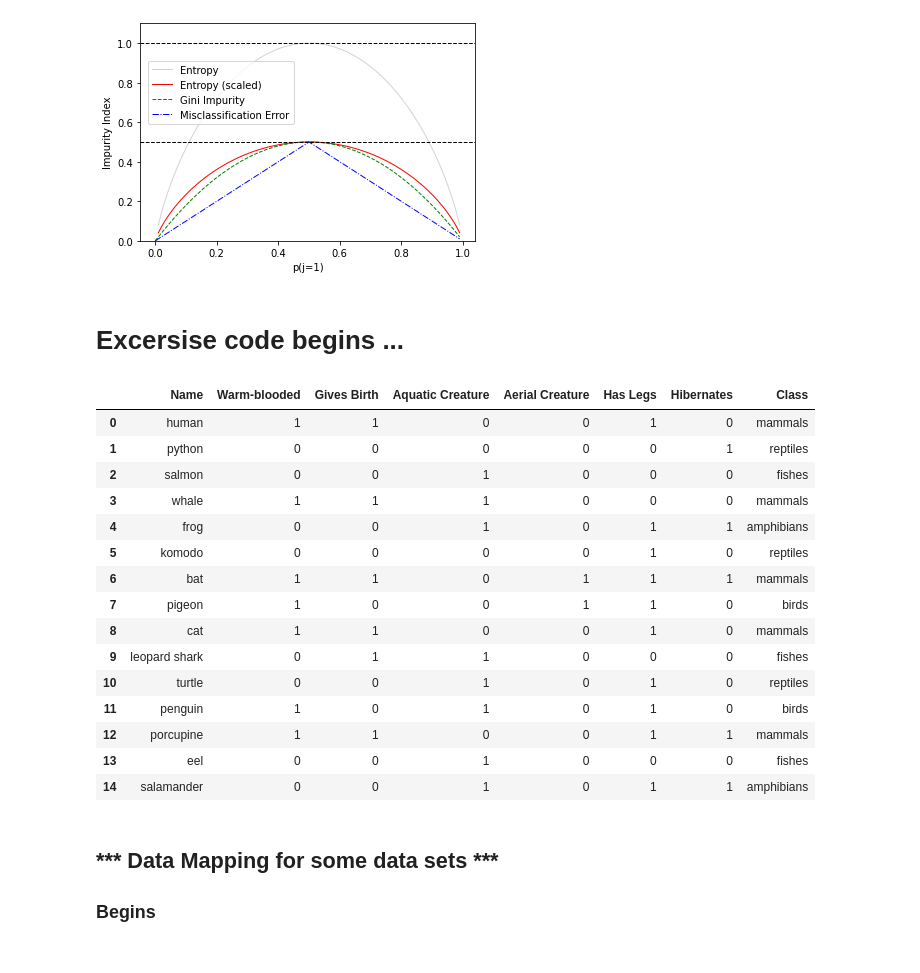
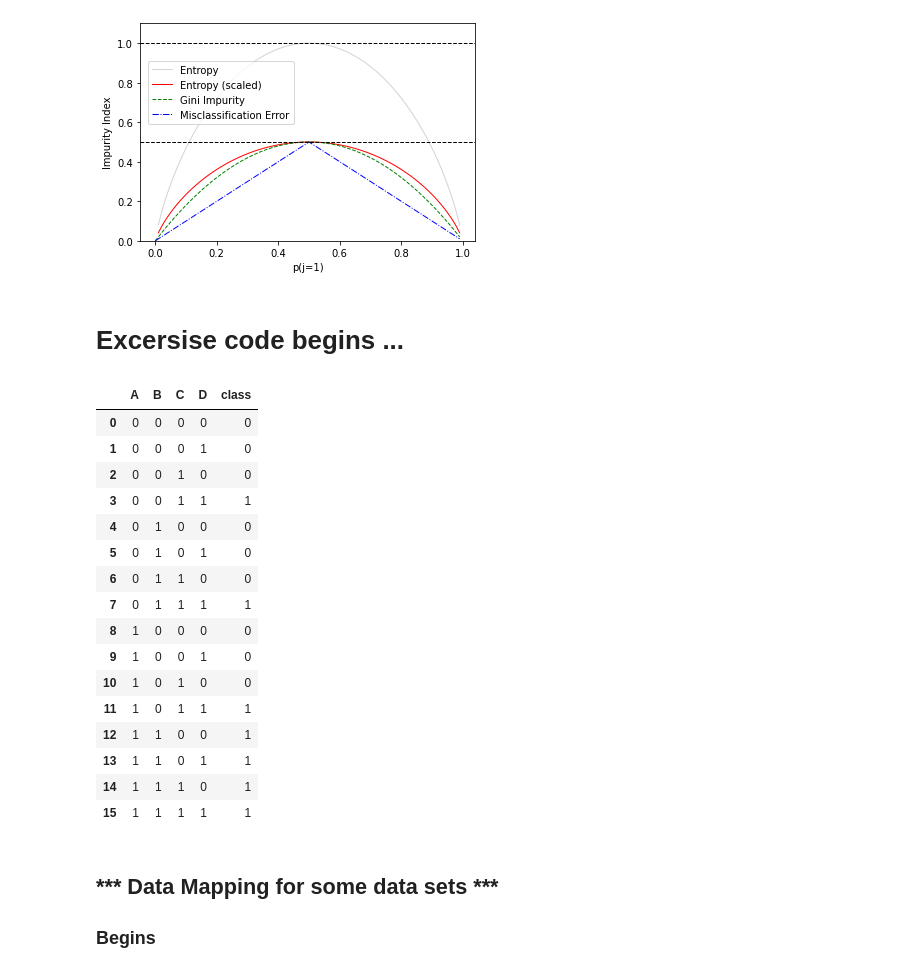
Before and after one commit to drkiettran/data-py, a Jupyter notebook: cisc520/Chapter-3-Exercises.ipynb, the cells around one changed output. Drawn from its saved outputs; the diff is of its cells as text; code cells hidden in the pictures.

```diff
--- a/cisc520/Chapter-3-Exercises.ipynb
+++ b/cisc520/Chapter-3-Exercises.ipynb
@@ -88,8 +88,8 @@ plt.ylabel('Impurity Index')
 plt.show()
 # %% [output]
 [figure]
-# %% [markdown]
-# Excersise code begins ...
+# %% [markdown]
+# Excersise code begins ...
 # %%
 def gini_impurity (value_counts):
     n = value_counts.sum()
@@ -200,52 +200,63 @@ def get_ig(df, label_name, feat_name):
 # %%
 EX_3_2     = '../data/ex-3_2.csv'
 EX_3_3     = '../data/ex-3_3.csv'
 EX_3_6     = '../data/ex-3_6.csv'
 EX_3_EXTRA = '../data/ex-3_extra.csv'
 VERTEBRATE = '../data/vertebrate.csv'
+WEB_ROBOT  = '../data/web-robot-detection.csv'
+SOC_NET    = '../data/Social_Network_Ads.csv'
 
 filename = EX_3_2
 label_name = 'Class'
 dropped_features = ['CustomerID']
 
 filename = EX_3_3
 label_name = 'Target_Class'
-dropped_features = ['Instance']
+dropped_features = ['Instance', 'a3']
 
 # *** This is a more complex case where you have 2 labels/dependent variables. ***
 # *** Don't run decision tree on it as of yet ***
-filename = EX_3_6
-label_name = 'C1'
+# filename = EX_3_6
+# label_name = 'C1'
+# dropped_features = []
+
+# filename = EX_3_EXTRA
+# label_name = 'default'
+# dropped_features = []
+
+# filename = VERTEBRATE
+# label_name = 'Class'
+# dropped_features = ['Name']
+
+filename = WEB_ROBOT
+label_name = 'class'
 dropped_features = []
 
-filename = EX_3_EXTRA
-label_name = 'default'
-dropped_features = []
-
-filename = VERTEBRATE
-label_name = 'Class'
-dropped_features = ['Name']
+# filename = SOC_NET
+# label_name = 'Purchased'
+# dropped_features = ['User_ID']
 
 df = pd.read_csv(filename)
 
 df.style
 # %% [output]
-|  | Name | Warm-blooded | Gives Birth | Aquatic Creature | Aerial Creature | Has Legs | Hibernates | Class |
-| 0 | human | 1 | 1 | 0 | 0 | 1 | 0 | mammals |
-| 1 | python | 0 | 0 | 0 | 0 | 0 | 1 | reptiles |
-| 2 | salmon | 0 | 0 | 1 | 0 | 0 | 0 | fishes |
-| 3 | whale | 1 | 1 | 1 | 0 | 0 | 0 | mammals |
-| 4 | frog | 0 | 0 | 1 | 0 | 1 | 1 | amphibians |
-| 5 | komodo | 0 | 0 | 0 | 0 | 1 | 0 | reptiles |
-| 6 | bat | 1 | 1 | 0 | 1 | 1 | 1 | mammals |
-| 7 | pigeon | 1 | 0 | 0 | 1 | 1 | 0 | birds |
-| 8 | cat | 1 | 1 | 0 | 0 | 1 | 0 | mammals |
-| 9 | leopard shark | 0 | 1 | 1 | 0 | 0 | 0 | fishes |
-| 10 | turtle | 0 | 0 | 1 | 0 | 1 | 0 | reptiles |
-| 11 | penguin | 1 | 0 | 1 | 0 | 1 | 0 | birds |
-| 12 | porcupine | 1 | 1 | 0 | 0 | 1 | 1 | mammals |
-| 13 | eel | 0 | 0 | 1 | 0 | 0 | 0 | fishes |
-| 14 | salamander | 0 | 0 | 1 | 0 | 1 | 1 | amphibians |
+|  | A | B | C | D | class |
+| 0 | 0 | 0 | 0 | 0 | 0 |
+| 1 | 0 | 0 | 0 | 1 | 0 |
+| 2 | 0 | 0 | 1 | 0 | 0 |
+| 3 | 0 | 0 | 1 | 1 | 1 |
+| 4 | 0 | 1 | 0 | 0 | 0 |
+| 5 | 0 | 1 | 0 | 1 | 0 |
+| 6 | 0 | 1 | 1 | 0 | 0 |
+| 7 | 0 | 1 | 1 | 1 | 1 |
+| 8 | 1 | 0 | 0 | 0 | 0 |
+| 9 | 1 | 0 | 0 | 1 | 0 |
+| 10 | 1 | 0 | 1 | 0 | 0 |
+| 11 | 1 | 0 | 1 | 1 | 1 |
+| 12 | 1 | 1 | 0 | 0 | 1 |
+| 13 | 1 | 1 | 0 | 1 | 1 |
+| 14 | 1 | 1 | 1 | 0 | 1 |
+| 15 | 1 | 1 | 1 | 1 | 1 |
 # %% [markdown]
 ## *** Data Mapping for some data sets ***
 ### Begins
```
Also changed, not shown: parts of 22 cells of this notebook, 9 other files.
